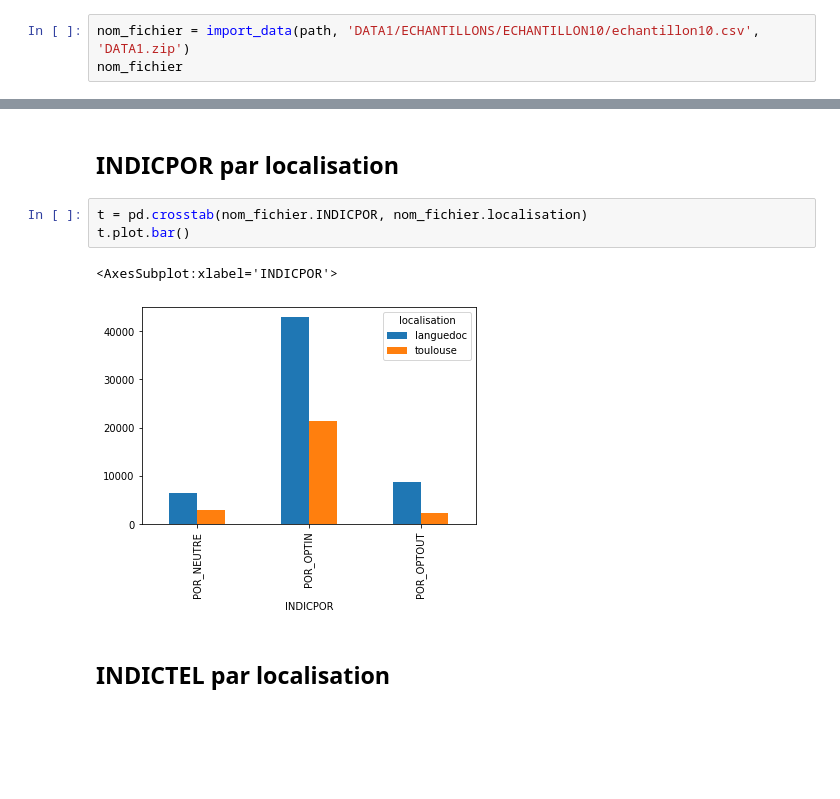
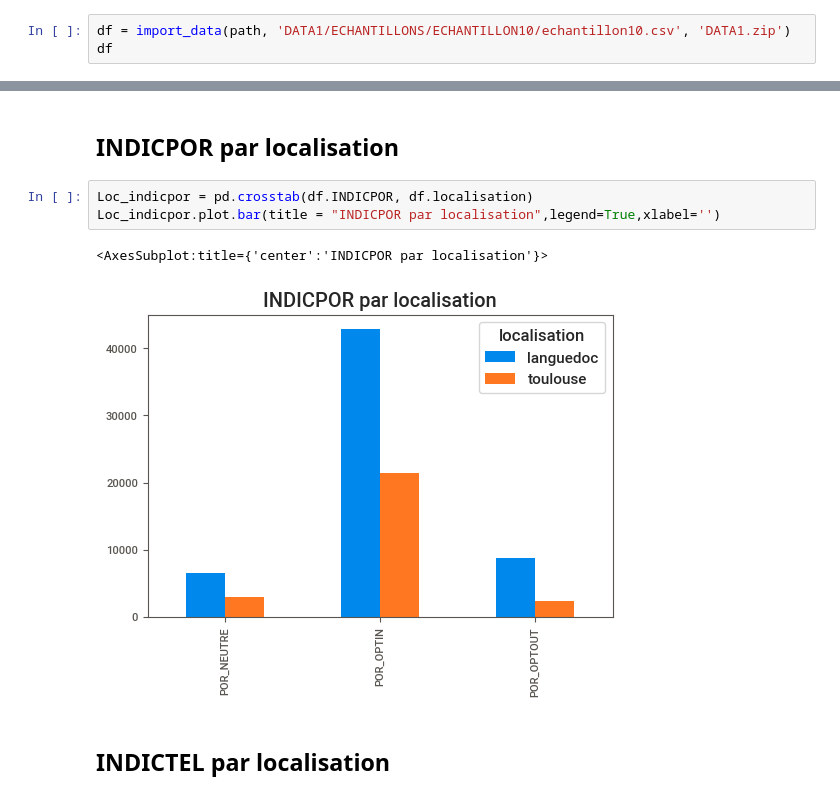
Before and after one commit to hadda-hassan/PIP2022_G1, a Jupyter notebook: Sardor_stats_desc_1.ipynb, the cells around one changed output, grey strips where cells are left out. Cells and saved outputs as stored; diff of their text form; blank space fills up the shorter version.

```diff
--- a/Sardor_stats_desc_1.ipynb
+++ b/Sardor_stats_desc_1.ipynb
@@ -69,6 +72,6 @@ b'\r\n'
 # %%
-nom_fichier = import_data(path, 'DATA1/ECHANTILLONS/ECHANTILLON10/echantillon10.csv', 'DATA1.zip')
-nom_fichier
+df = import_data(path, 'DATA1/ECHANTILLONS/ECHANTILLON10/echantillon10.csv', 'DATA1.zip')
+df
 # %% [output]
 |  | ID | TOP_FRAUDE | TOP_FRAUDE_CARTE | TOP_FRAUDE_VIREMENT | Date_debut_fraude | cp_ou_pays | ... |
 | 0 | 831KFcsZovqRwkmyqAJhBfPGA== | 1 | 1 | 0 | 07JUL2020 | SÎUVf | ... |
@@ -134,11 +141,11 @@ t.plot.bar()
 # %% [markdown]
 ## INDICPOR par localisation
 # %%
-t = pd.crosstab(nom_fichier.INDICPOR, nom_fichier.localisation)
-t.plot.bar()
+Loc_indicpor = pd.crosstab(df.INDICPOR, df.localisation)
+Loc_indicpor.plot.bar(title = "INDICPOR par localisation",legend=True,xlabel='')
 # %% [output]
-<AxesSubplot:xlabel='INDICPOR'>
+<AxesSubplot:title={'center':'INDICPOR par localisation'}>
-[figure, old version]
+[figure, new version]
 # %% [markdown]
 ## INDICTEL par localisation
 # %%
```
Also changed, not shown: parts of 40 cells of this notebook.
